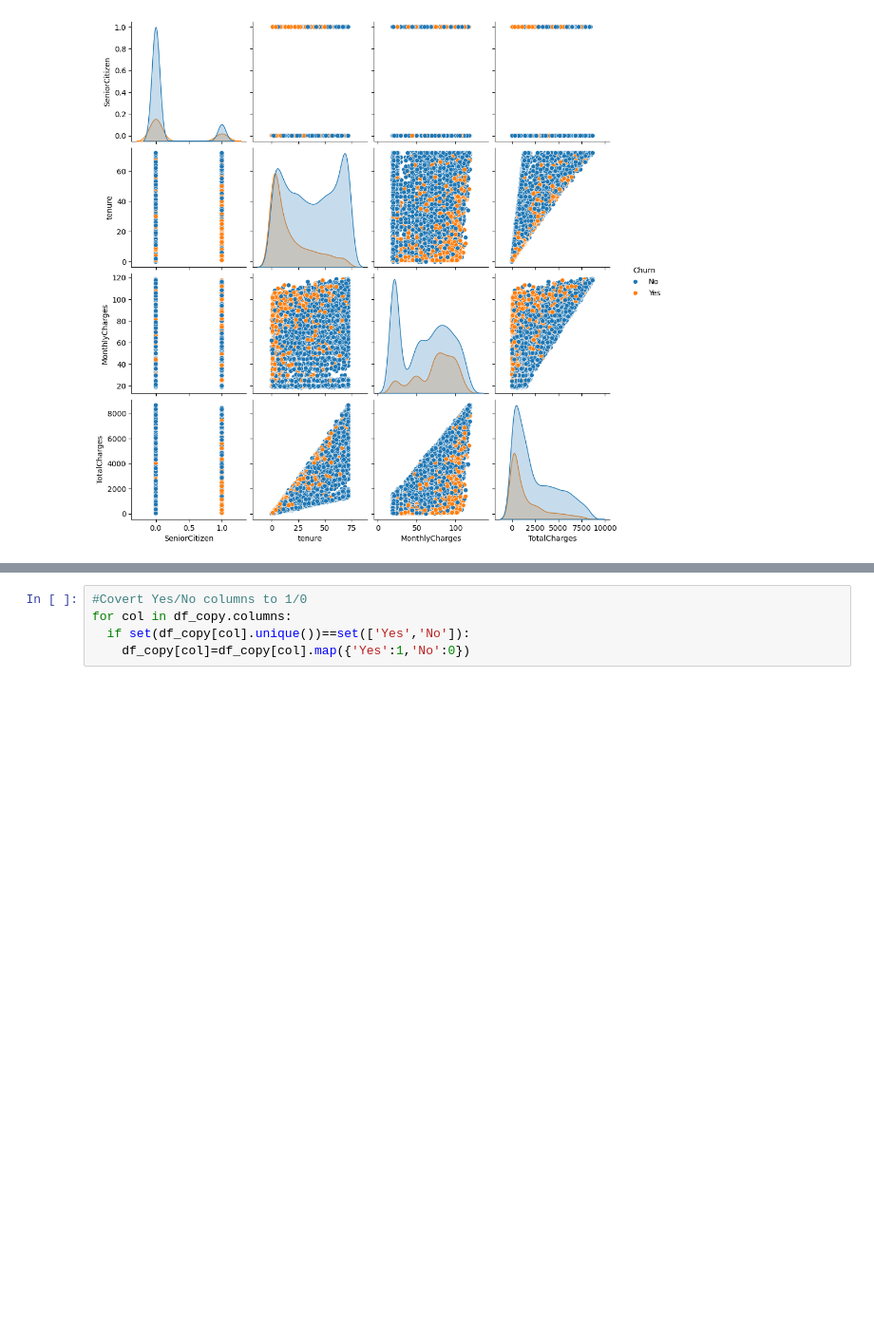
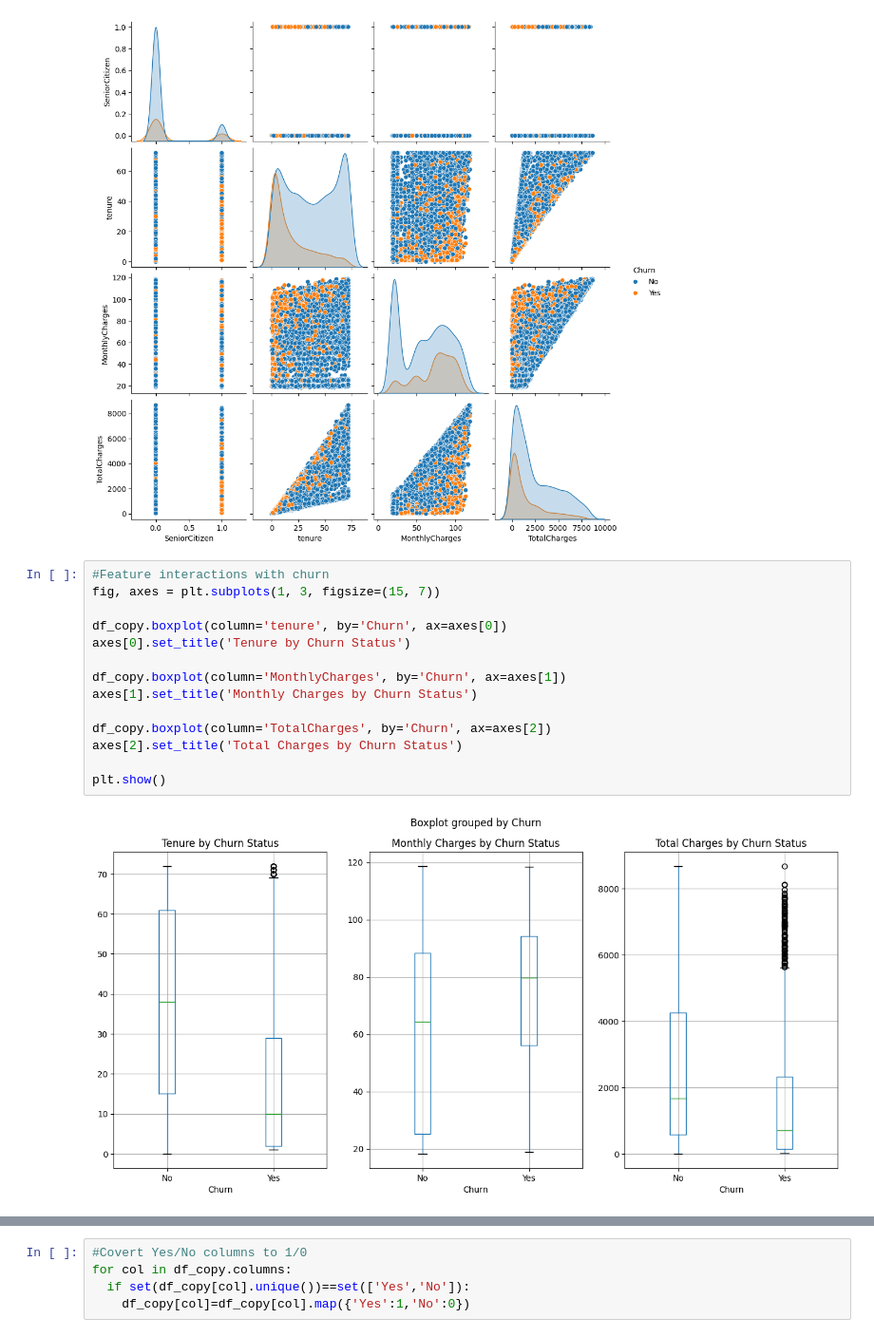
Before and after one commit to yalindi/2425568_ml, a Jupyter notebook: 2425568.ipynb, the cells around one changed output, grey strips where cells are left out. Shown at 95% size. Drawn from its saved outputs; the diff is of its cells as text; blank space fills up the shorter version.

```diff
--- a/2425568.ipynb
+++ b/2425568.ipynb
@@ -230,6 +269,22 @@ sns.pairplot(data=df_copy,hue="Churn")
 # %% [output]
 <seaborn.axisgrid.PairGrid at 0x...>
 [figure]
+# %%
+#Feature interactions with churn
+fig, axes = plt.subplots(1, 3, figsize=(15, 7))
+
+df_copy.boxplot(column='tenure', by='Churn', ax=axes[0])
+axes[0].set_title('Tenure by Churn Status')
+
+df_copy.boxplot(column='MonthlyCharges', by='Churn', ax=axes[1])
+axes[1].set_title('Monthly Charges by Churn Status')
+
+df_copy.boxplot(column='TotalCharges', by='Churn', ax=axes[2])
+axes[2].set_title('Total Charges by Churn Status')
+
+plt.show()
+# %% [output]
+[figure, added]
 # %%
 #Correlation Heatmap
 # Encode Churn for correlation
```
Also changed, not shown: parts of 9 cells of this notebook.
